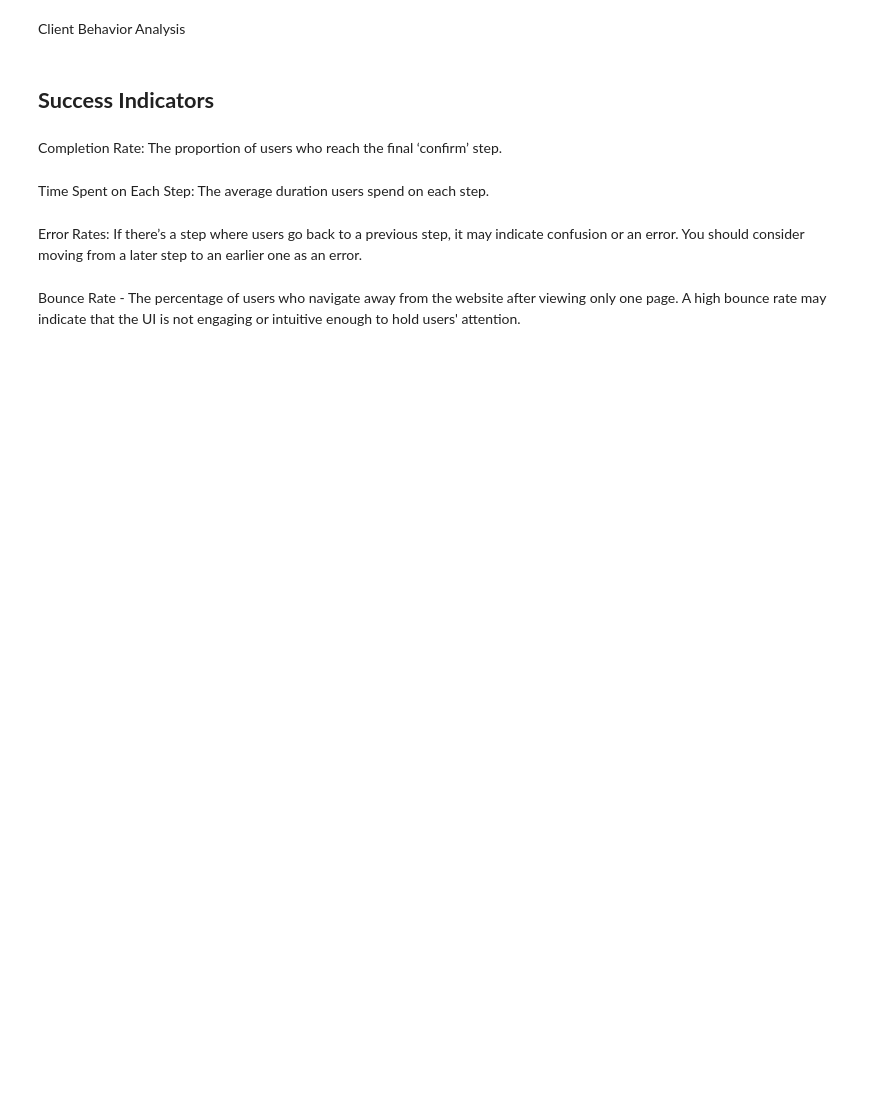
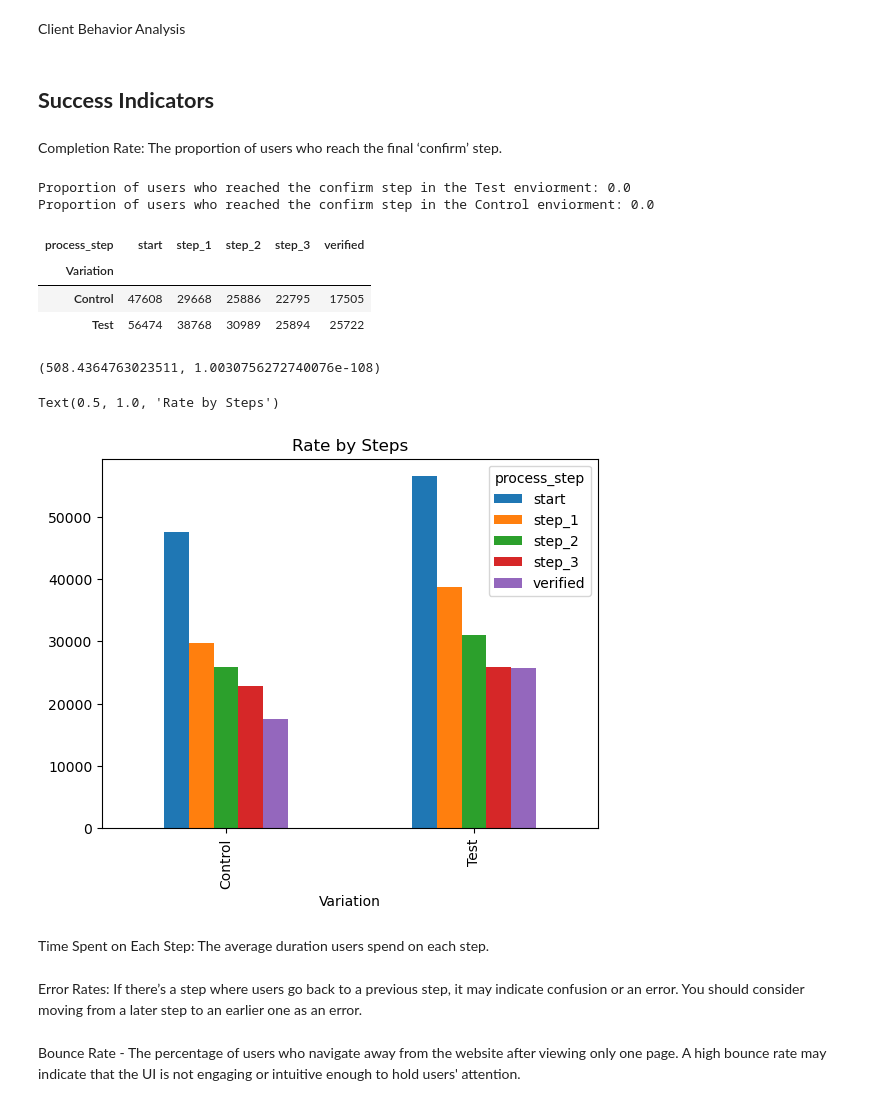
Before and after one commit to mwilfer8888/the-pookies-project, a Jupyter notebook: Pookies_Project (SAFE).ipynb, the cells around one changed output. Cells and saved outputs as stored; diff of their text form; code cells hidden in the pictures; blank space fills up the shorter version.

```diff
--- a/Pookies_Project (SAFE).ipynb
+++ b/Pookies_Project (SAFE).ipynb
@@ -301,6 +295,37 @@ Client Behavior Analysis
 ## **Success Indicators**
 # %% [markdown]
 Completion Rate: The proportion of users who reach the final ‘confirm’ step.
+# %%
+print("Proportion of users who reached the confirm step in the Test enviorment:", confirm_proportion)
+print("Proportion of users who reached the confirm step in the Control enviorment:", confirm_proportion_1)
+# %% [output]
+Proportion of users who reached the confirm step in the Test enviorment: 0.0
+Proportion of users who reached the confirm step in the Control enviorment: 0.0
+# %%
+crosstab_result = pd.crosstab(total['Variation'], total['process_step'])
+
+crosstab_result
+# %% [output]
+| process_step | start | step_1 | step_2 | step_3 | verified |
+| Variation |  |  |  |  |  |
+| Control | 47608 | 29668 | 25886 | 22795 | 17505 |
+| Test | 56474 | 38768 | 30989 | 25894 | 25722 |
+# %%
+from scipy.stats import chi2_contingency
+
+chi2_statistic, chi2_p_value, _, _ = chi2_contingency(crosstab_result)
+
+chi2_statistic, chi2_p_value
+
+#P-value is >= 0.05, this indicates that there is not enough evidence to conclude a significant association between the variables.
+# %% [output]
+(508.4364763023511, 1.0030756272740076e-108)
+# %%
+crosstab_result.plot(kind="bar", stacked=False)
+plt.title("Rate by Steps")
+# %% [output]
+Text(0.5, 1.0, 'Rate by Steps')
+[figure, added]
 # %% [markdown]
 Time Spent on Each Step: The average duration users spend on each step.
 # %% [markdown]
```
Also changed, not shown: parts of 9 cells of this notebook, 1 other file.
